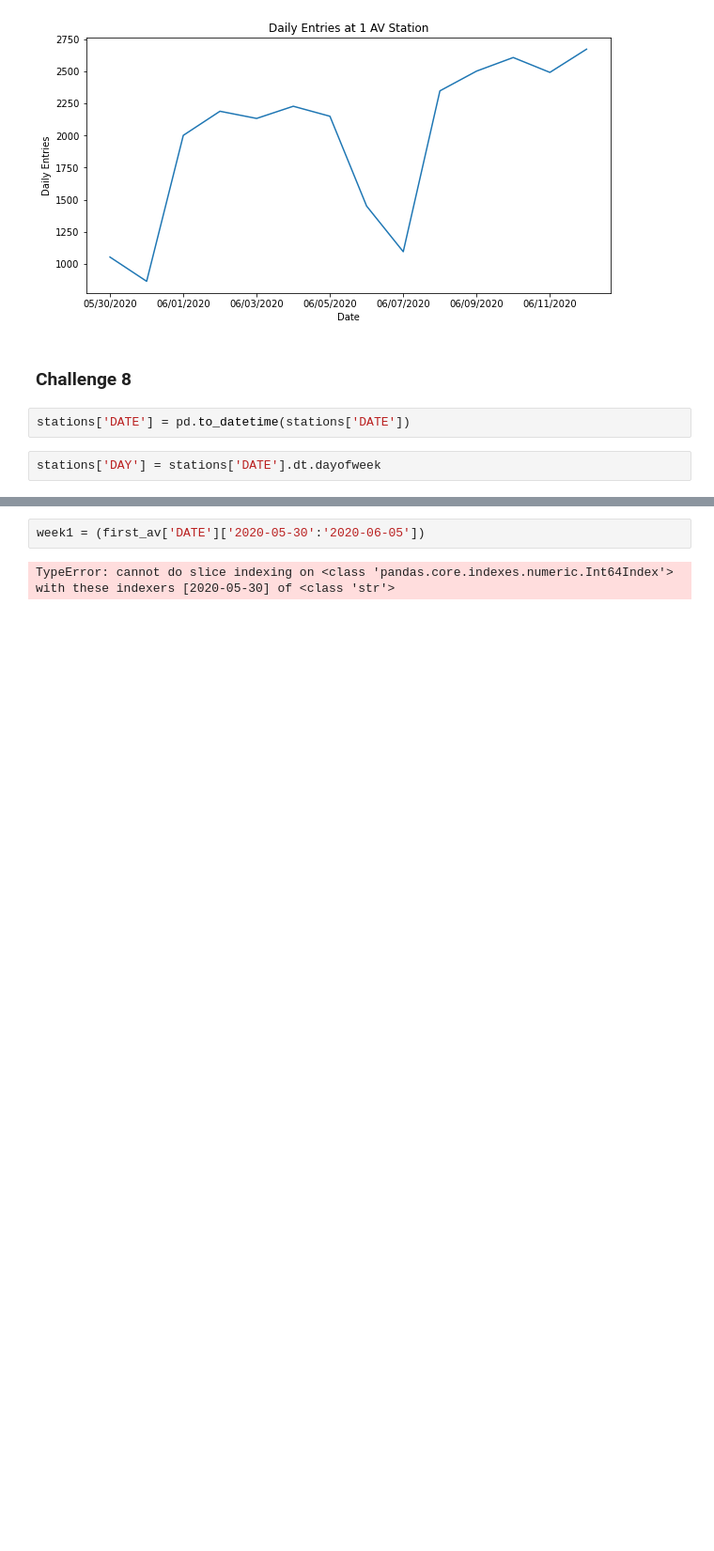
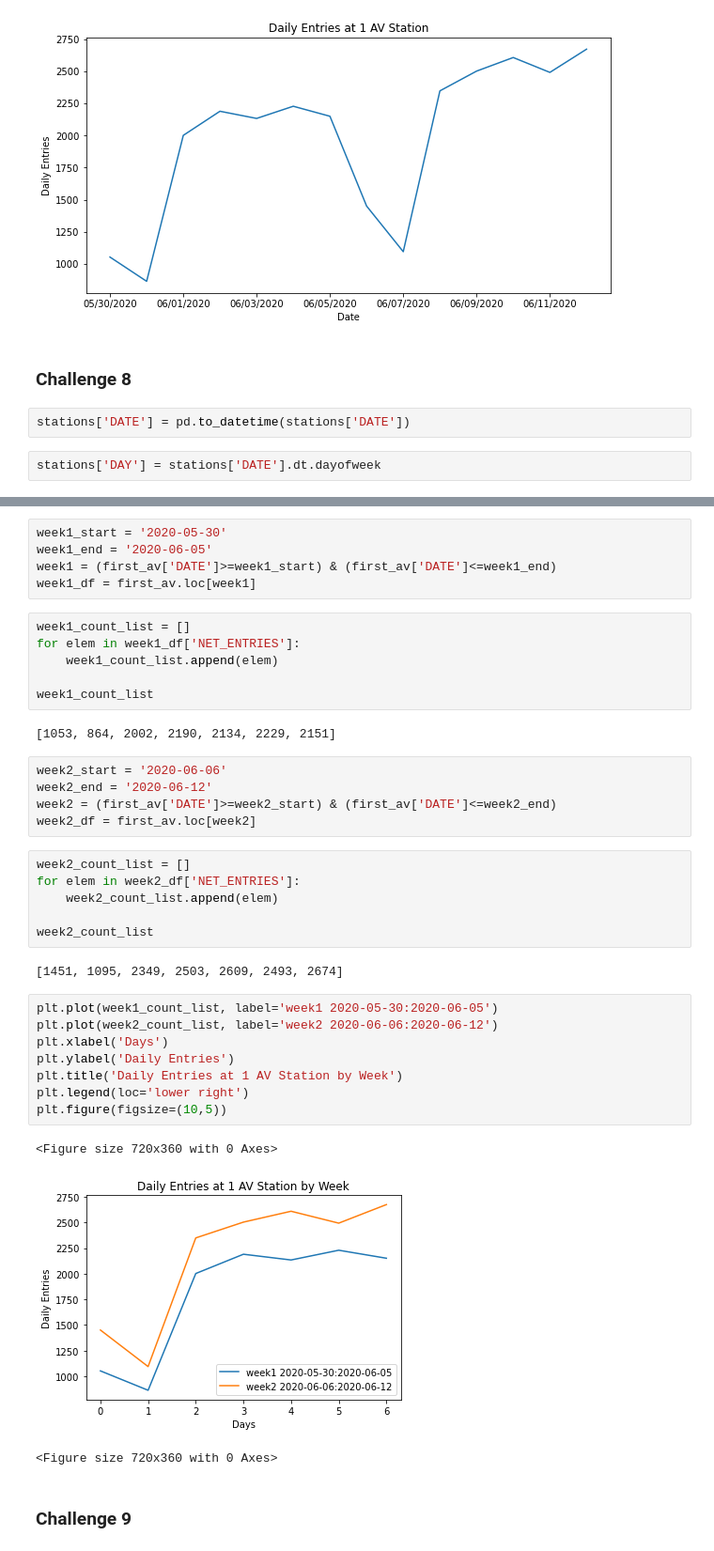
Before and after one commit to eunchanity/davids_repo, a Jupyter notebook: challenges/challenge_1/challenge_set_1_david.ipynb, the cells around one changed output, grey strips where cells are left out. Shown at 94% size. Saved outputs shown, nothing was run; the diff lists cells and outputs as text; blank space fills up the shorter version.

Commit message:
updating challenge set 1

```diff
--- a/challenges/challenge_1/challenge_set_1_david.ipynb
+++ b/challenges/challenge_1/challenge_set_1_david.ipynb
@@ -244,4 +208,40 @@ week2_count_list
-# %%
-week1 = (first_av['DATE']['2020-05-30':'2020-06-05'])
-# %% [output]
-TypeError: cannot do slice indexing on <class 'pandas.core.indexes.numeric.Int64Index'> with these indexers [2020-05-30] of <class 'str'>
+# %%
+week1_start = '2020-05-30'
+week1_end = '2020-06-05'
+week1 = (first_av['DATE']>=week1_start) & (first_av['DATE']<=week1_end)
+week1_df = first_av.loc[week1]
+# %%
+week1_count_list = []
+for elem in week1_df['NET_ENTRIES']:
+    week1_count_list.append(elem)
+
+week1_count_list
+# %% [output]
+[1053, 864, 2002, 2190, 2134, 2229, 2151]
+# %%
+week2_start = '2020-06-06'
+week2_end = '2020-06-12'
+week2 = (first_av['DATE']>=week2_start) & (first_av['DATE']<=week2_end)
+week2_df = first_av.loc[week2]
+# %%
+week2_count_list = []
+for elem in week2_df['NET_ENTRIES']:
+    week2_count_list.append(elem)
+
+week2_count_list
+# %% [output]
+[1451, 1095, 2349, 2503, 2609, 2493, 2674]
+# %%
+plt.plot(week1_count_list, label='week1 2020-05-30:2020-06-05')
+plt.plot(week2_count_list, label='week2 2020-06-06:2020-06-12')
+plt.xlabel('Days')
+plt.ylabel('Daily Entries')
+plt.title('Daily Entries at 1 AV Station by Week')
+plt.legend(loc='lower right')
+plt.figure(figsize=(10,5))
+# %% [output]
+<Figure size 720x360 with 0 Axes>
+[figure, added]
+<Figure size 720x360 with 0 Axes>
+# %% [markdown]
+### Challenge 9
```
Also changed, not shown: parts of 4 cells of this notebook.
